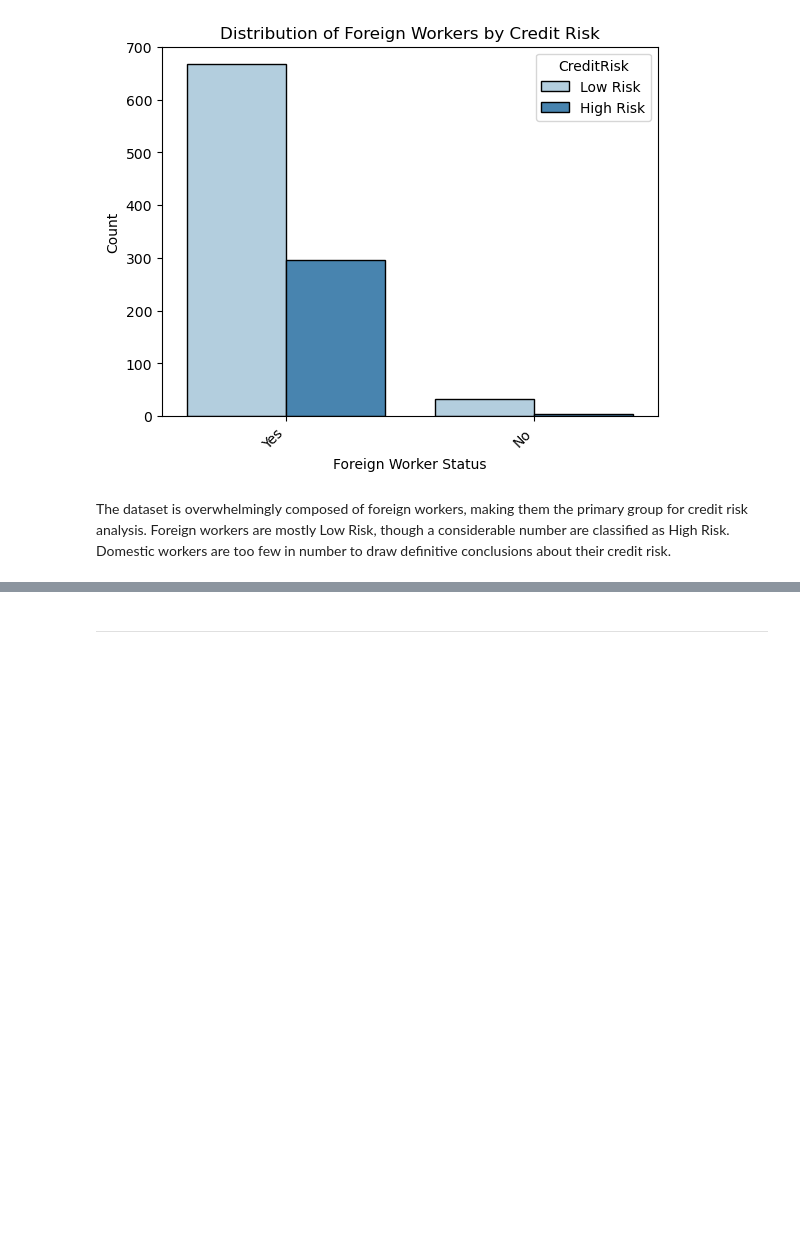
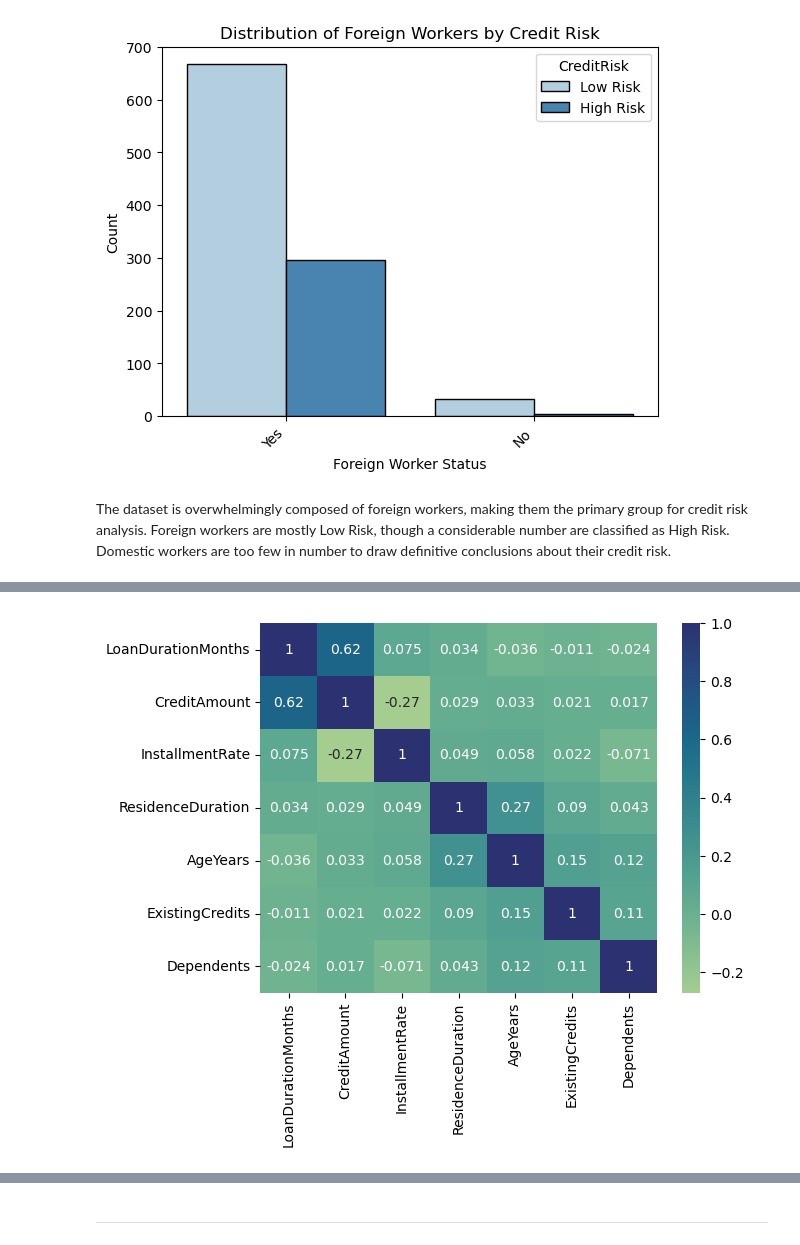
Before and after one commit to SMemic4/Credit-Risk-Classification, a Jupyter notebook: notebooks/credit_card_risk_classificaiton.ipynb, the cells around one changed output, grey strips where cells are left out. Drawn from its saved outputs; the diff is of its cells as text; code cells hidden in the pictures; blank space fills up the shorter version.

Commit message:
Starting Data preprocessing

```diff
--- a/notebooks/credit_card_risk_classificaiton.ipynb
+++ b/notebooks/credit_card_risk_classificaiton.ipynb
@@ -1370,0 +1409,3 @@ The dataset is overwhelmingly composed of foreign workers, making them the prima
+# %%
+numeric_corr = df.corr(numeric_only = True)
+numeric_corr
@@ -1370,0 +1421,6 @@ The dataset is overwhelmingly composed of foreign workers, making them the prima
+# %%
+sns.heatmap(data = numeric_corr, annot = True, cmap = 'crest')
+full_path = os.path.join(figures_folder, 'numerical_heatmap.png')
+plt.savefig(full_path, bbox_inches='tight')
+# %% [output]
+[figure, added]
```
Also changed, not shown: parts of 34 cells of this notebook, 2 other files.
